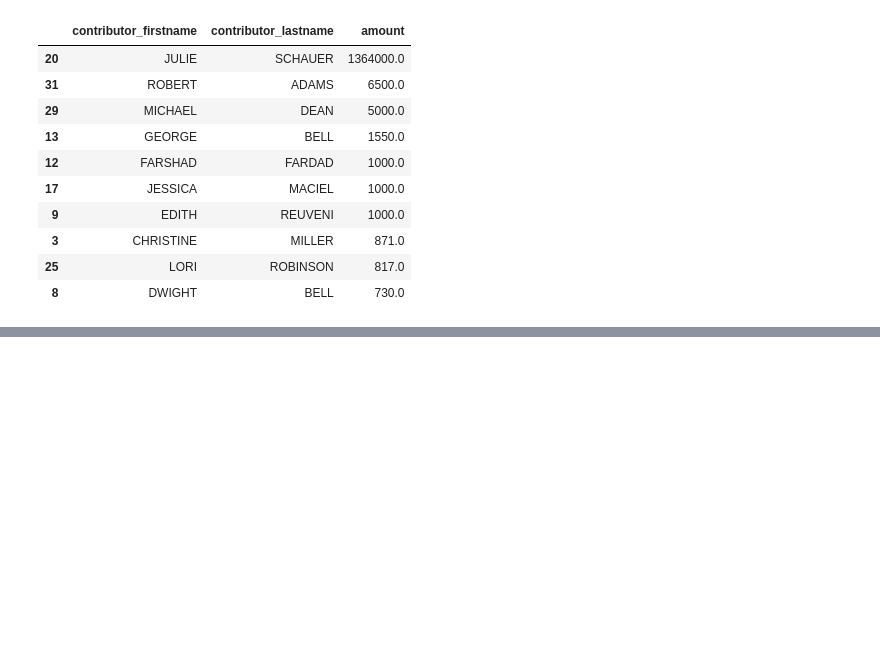
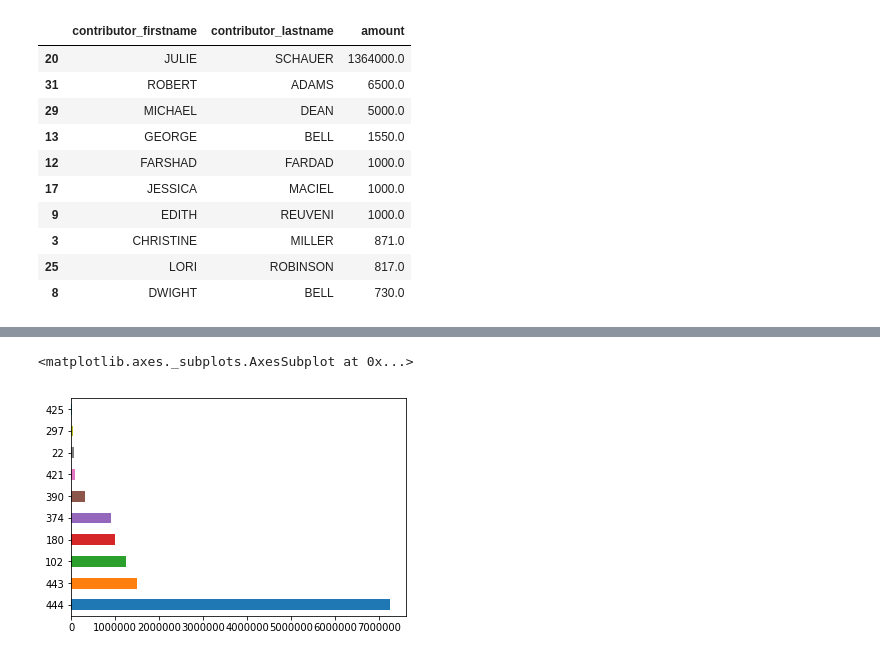
Before and after one commit to maxlvhao/first-python-notebook, a Jupyter notebook: WeedFunder.ipynb, the cells around one changed output, grey strips where cells are left out. Saved outputs shown, nothing was run; the diff lists cells and outputs as text; code cells hidden in the pictures; blank space fills up the shorter version.

```diff
--- a/WeedFunder.ipynb
+++ b/WeedFunder.ipynb
@@ -555,0 +476,5 @@ oppose.groupby(["contributor_firstname", "contributor_lastname"]).amount.sum().r
+# %%
+top_supporters.amount.plot.barh()
+# %% [output]
+<matplotlib.axes._subplots.AxesSubplot at 0x...>
+[figure, added]
```
Also changed, not shown: parts of 30 cells of this notebook, 1 other file.
